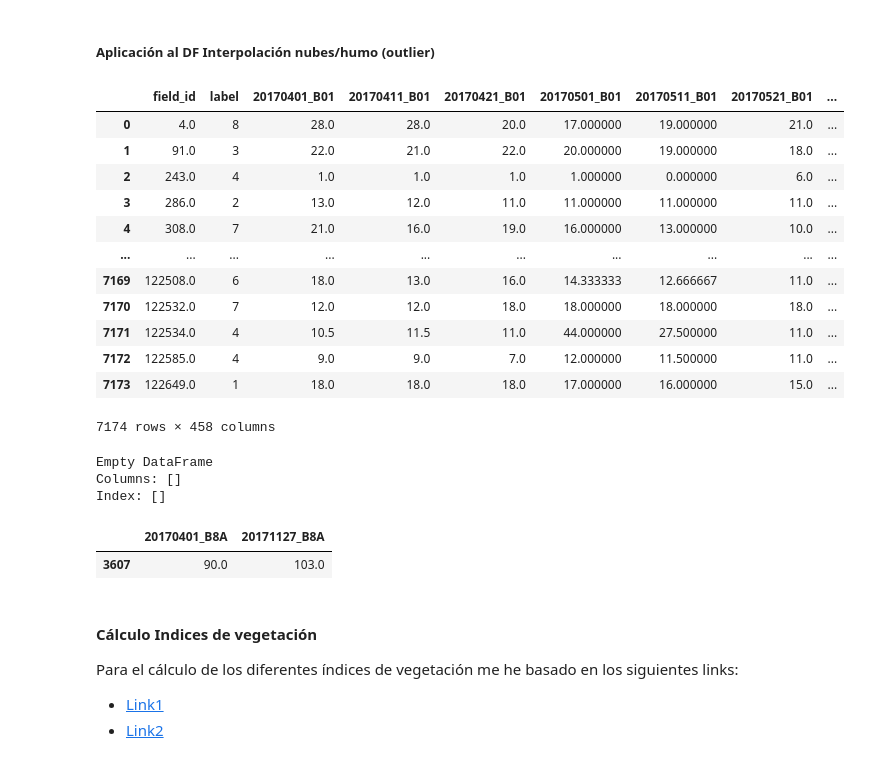
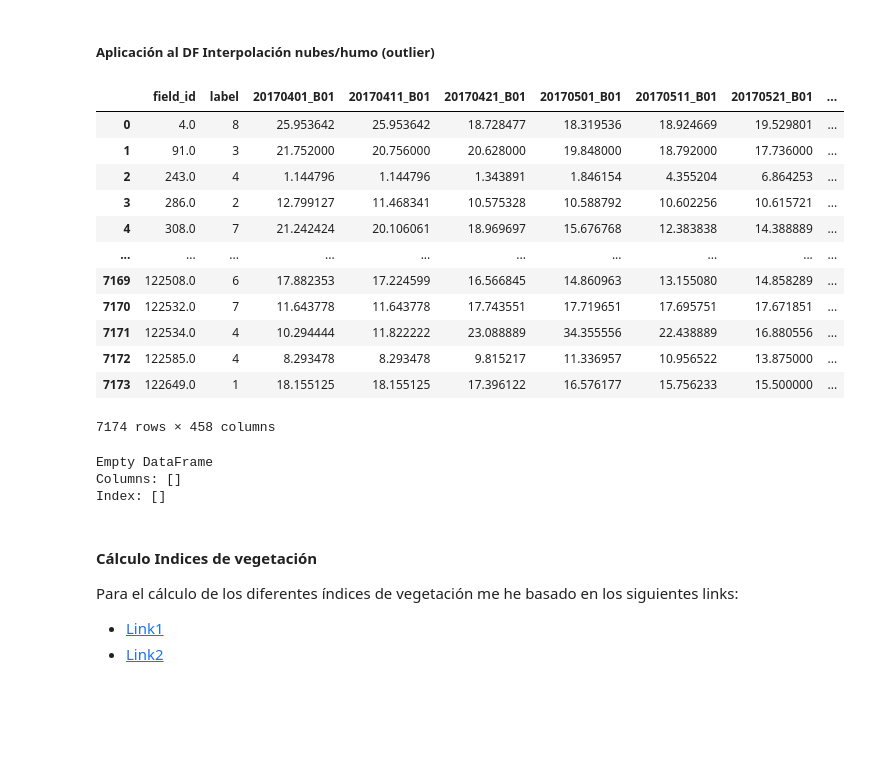
Before and after one commit to federicoabait/south_africa_crop_types_competition_s2_challenge, a Jupyter notebook: 03_Radiant_Earth_Spot_the_Crop_Preprocessing_Pipeline.ipynb, the cells around one changed output. Drawn from its saved outputs; the diff is of its cells as text; code cells hidden in the pictures; blank space fills up the shorter version.

```diff
--- a/03_Radiant_Earth_Spot_the_Crop_Preprocessing_Pipeline.ipynb
+++ b/03_Radiant_Earth_Spot_the_Crop_Preprocessing_Pipeline.ipynb
@@ -26,7 +47,7 @@ import matplotlib.pyplot as plt
 ### Load data
 # %%
 df = pd.DataFrame()
-for value in ['df_median_1','df_median_2']:
+for value in ['df_mean_1','df_mean_2']:#['df_median_76_1','df_median_76_2','df_median_76_3','df_median_76_4','df_median_76_5']
     print('Reading Train df:', value)
     #read the pickle file
     picklefile = open(value, 'rb')
@@ -120,10 +161,10 @@ df[df['field_id']==138.0].loc[:,['20170401_B8A','20171127_B8A']]
 ##### Demostración Gráfica Interpolación nubes/humo (outlier)
 # %%
 cols=[]
-cols += (df.filter(regex='._B8A').columns).tolist()
+cols += (df.filter(regex='._B04').columns).tolist()
 banda_ts = pd.DataFrame({
-    'Fecha': df[cols].iloc[3607].filter(regex='.B8A').index,
-    'Banda4':df[cols].iloc[3607].filter(regex='.B8A').values
+    'Fecha': df[cols].iloc[idx_example].filter(regex='.B04').index,
+    'Banda4':df[cols].iloc[idx_example].filter(regex='.B04').values
 })
 new = banda_ts['Fecha'].str.split("_", n = 1, expand = True)
 banda_ts['Fecha']= new[0]
@@ -220,10 +267,10 @@ def suavizado(col):
         # Dejamos los valores de la banda en una variable
         st = banda['{}_I'.format(col)].copy()
         #Suavizado de Hamunyela
-        """for i in np.arange(1, (len(st)-1),1):
+        for i in np.arange(1, (len(st)-1),1):
             st[i] = np.where(((st[i]-st[i-1] < -0.01*st[i-1]) &
                               (st[i]-st[i+1] < -0.01*st[i+1])),
-                             (st[i-1]+st[i+1])/2, st[i])"""
+                             (st[i-1]+st[i+1])/2, st[i])
         df_banda_tmp = pd.DataFrame(data = st.values.reshape(1,len(df_banda_tmp.columns)), columns = df_banda_tmp.columns)
         frames = [df_banda, df_banda_tmp]
         df_banda = pd.concat(frames)
@@ -237,20 +284,21 @@ for b in bands:
     df_final = pd.merge(df_final, df_banda, right_index=True, left_index=True)
 # %%
 df = df_final.copy()
+df = df.reset_index(drop=True)
 df
 # %% [output]
 |  | field_id | label | 20170401_B01 | 20170411_B01 | 20170421_B01 | 20170501_B01 | 20170511_B01 | 20170521_B01 | ... |
-| 0 | 4.0 | 8 | 28.0 | 28.0 | 20.0 | 17.000000 | 19.000000 | 21.0 | ... |
-| 1 | 91.0 | 3 | 22.0 | 21.0 | 22.0 | 20.000000 | 19.000000 | 18.0 | ... |
-| 2 | 243.0 | 4 | 1.0 | 1.0 | 1.0 | 1.000000 | 0.000000 | 6.0 | ... |
-| 3 | 286.0 | 2 | 13.0 | 12.0 | 11.0 | 11.000000 | 11.000000 | 11.0 | ... |
-| 4 | 308.0 | 7 | 21.0 | 16.0 | 19.0 | 16.000000 | 13.000000 | 10.0 | ... |
+| 0 | 4.0 | 8 | 25.953642 | 25.953642 | 18.728477 | 18.319536 | 18.924669 | 19.529801 | ... |
+| 1 | 91.0 | 3 | 21.752000 | 20.756000 | 20.628000 | 19.848000 | 18.792000 | 17.736000 | ... |
+| 2 | 243.0 | 4 | 1.144796 | 1.144796 | 1.343891 | 1.846154 | 4.355204 | 6.864253 | ... |
+| 3 | 286.0 | 2 | 12.799127 | 11.468341 | 10.575328 | 10.588792 | 10.602256 | 10.615721 | ... |
+| 4 | 308.0 | 7 | 21.242424 | 20.106061 | 18.969697 | 15.676768 | 12.383838 | 14.388889 | ... |
 | ... | ... | ... | ... | ... | ... | ... | ... | ... | ... |
-| 7169 | 122508.0 | 6 | 18.0 | 13.0 | 16.0 | 14.333333 | 12.666667 | 11.0 | ... |
-| 7170 | 122532.0 | 7 | 12.0 | 12.0 | 18.0 | 18.000000 | 18.000000 | 18.0 | ... |
-| 7171 | 122534.0 | 4 | 10.5 | 11.5 | 11.0 | 44.000000 | 27.500000 | 11.0 | ... |
-| 7172 | 122585.0 | 4 | 9.0 | 9.0 | 7.0 | 12.000000 | 11.500000 | 11.0 | ... |
-| 7173 | 122649.0 | 1 | 18.0 | 18.0 | 18.0 | 17.000000 | 16.000000 | 15.0 | ... |
+| 7169 | 122508.0 | 6 | 17.882353 | 17.224599 | 16.566845 | 14.860963 | 13.155080 | 14.858289 | ... |
+| 7170 | 122532.0 | 7 | 11.643778 | 11.643778 | 17.743551 | 17.719651 | 17.695751 | 17.671851 | ... |
+| 7171 | 122534.0 | 4 | 10.294444 | 11.822222 | 23.088889 | 34.355556 | 22.438889 | 16.880556 | ... |
+| 7172 | 122585.0 | 4 | 8.293478 | 8.293478 | 9.815217 | 11.336957 | 10.956522 | 13.875000 | ... |
+| 7173 | 122649.0 | 1 | 18.155125 | 18.155125 | 17.396122 | 16.576177 | 15.756233 | 15.500000 | ... |
 7174 rows × 458 columns
 # %%
 #Verificamos si hay valores nulos a causa de presencia de nubes/humo (variable CLM)
@@ -263,10 +311,7 @@ Columns: []
 Index: []
 # %%
 #Test
-df[df['field_id']==138.0].loc[:,['20170401_B8A','20171127_B8A']]
+#df[df['field_id']==field_id_example].loc[:,['20170401_B8A','20170404_B8A','20171127_B8A']]
-# %% [output]
-|  | 20170401_B8A | 20171127_B8A |
-| 3607 | 90.0 | 103.0 |
 # %% [markdown]
 #### Cálculo Indices de vegetación
 
```
Also changed, not shown: parts of 58 cells of this notebook.
